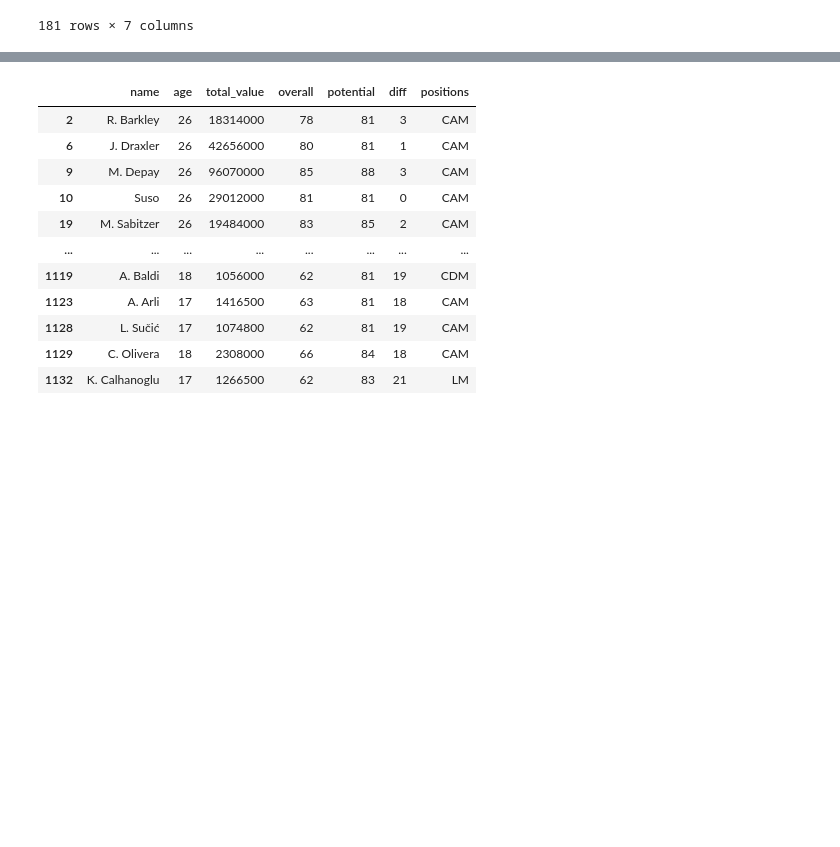
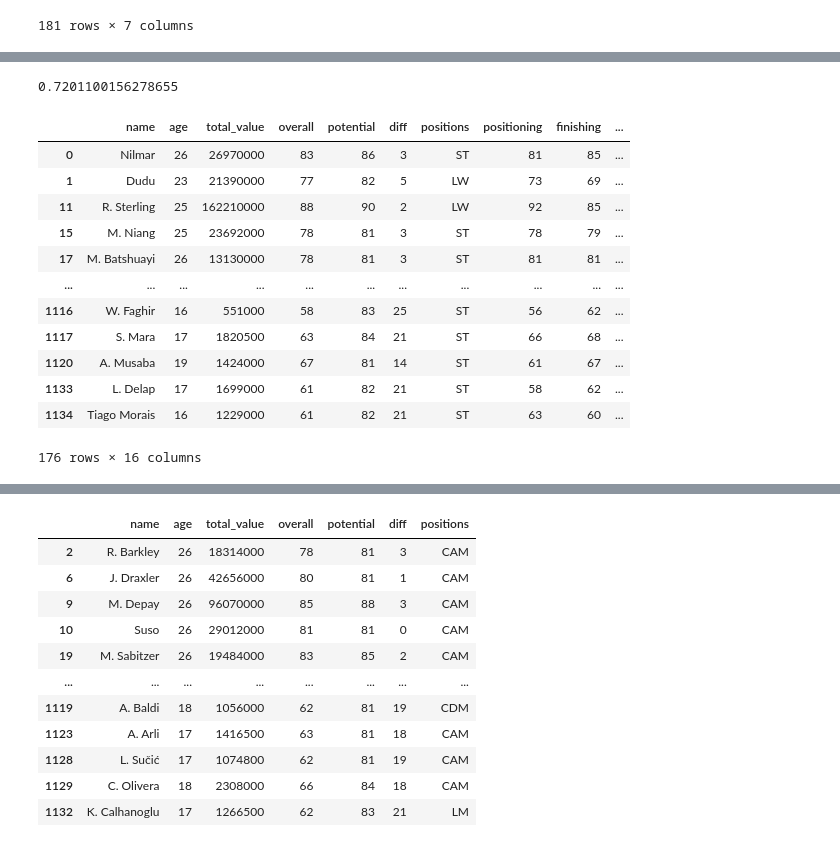
Before and after one commit to MiguelSaraiva/data_Fifa_MoneyBall, a Jupyter notebook: FIFA_MoneyBall.ipynb, the cells around one changed output, grey strips where cells are left out. Drawn from its saved outputs; the diff is of its cells as text; code cells hidden in the pictures; blank space fills up the shorter version.

```diff
--- a/FIFA_MoneyBall.ipynb
+++ b/FIFA_MoneyBall.ipynb
@@ -308,0 +347,2 @@ file[file['club'] == 'Sporting CP']
+# %%
+X_st = sm.add_constant(X_st)
@@ -308,0 +351,32 @@ file[file['club'] == 'Sporting CP']
+# %%
+# Reset the index for x_train and y_train
+x_st_train = x_st_train.reset_index(drop=True)
+y_st_train = y_st_train.reset_index(drop=True)
+
+# Fit the OLS model
+model_st = sm.OLS(Y_st, X_st).fit()
+# %%
+predictions_st = model_st.predict(X_st)
+# %%
+r2_score(Y_st, predictions_st)
+# %% [output]
+0.7201100156278655
+# %%
+final_st = pd.concat([Y_st, predictions_st],axis=1)
+# %%
+final_st = data_st[data_st.index.isin(final_st.index)]
+final_st
+# %% [output]
+|  | name | age | total_value | overall | potential | diff | positions | positioning | finishing | ... |
+| 0 | Nilmar | 26 | 26970000 | 83 | 86 | 3 | ST | 81 | 85 | ... |
+| 1 | Dudu | 23 | 21390000 | 77 | 82 | 5 | LW | 73 | 69 | ... |
+| 11 | R. Sterling | 25 | 162210000 | 88 | 90 | 2 | LW | 92 | 85 | ... |
+| 15 | M. Niang | 25 | 23692000 | 78 | 81 | 3 | ST | 78 | 79 | ... |
+| 17 | M. Batshuayi | 26 | 13130000 | 78 | 81 | 3 | ST | 81 | 81 | ... |
+| ... | ... | ... | ... | ... | ... | ... | ... | ... | ... | ... |
+| 1116 | W. Faghir | 16 | 551000 | 58 | 83 | 25 | ST | 56 | 62 | ... |
+| 1117 | S. Mara | 17 | 1820500 | 63 | 84 | 21 | ST | 66 | 68 | ... |
+| 1120 | A. Musaba | 19 | 1424000 | 67 | 81 | 14 | ST | 61 | 67 | ... |
+| 1133 | L. Delap | 17 | 1699000 | 61 | 82 | 21 | ST | 58 | 62 | ... |
+| 1134 | Tiago Morais | 16 | 1229000 | 61 | 82 | 21 | ST | 63 | 60 | ... |
+176 rows × 16 columns
```
Also changed, not shown: parts of 61 cells of this notebook, 2 other files.
